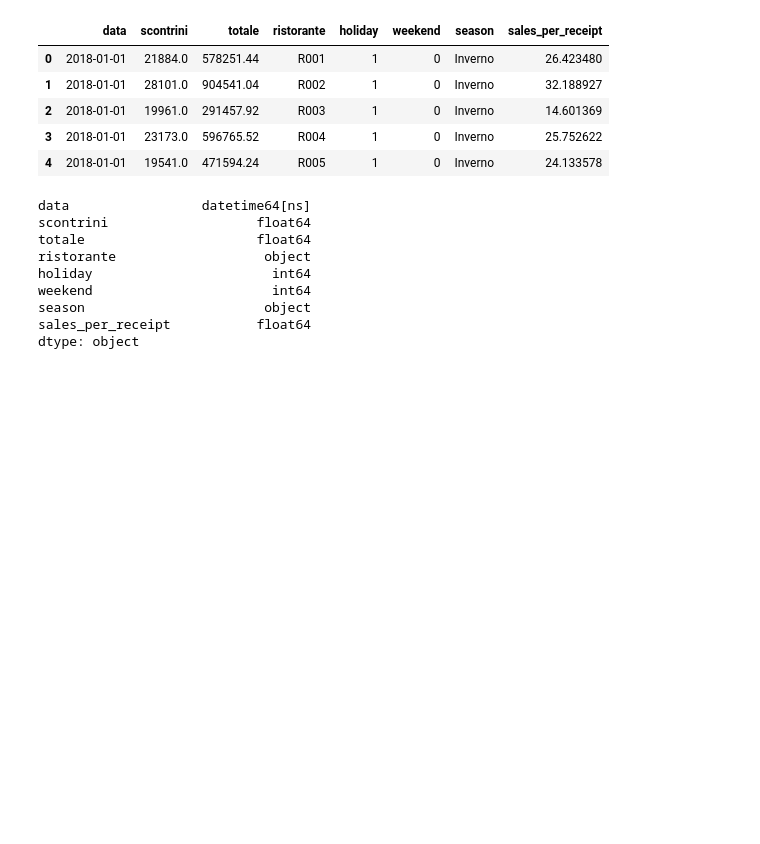
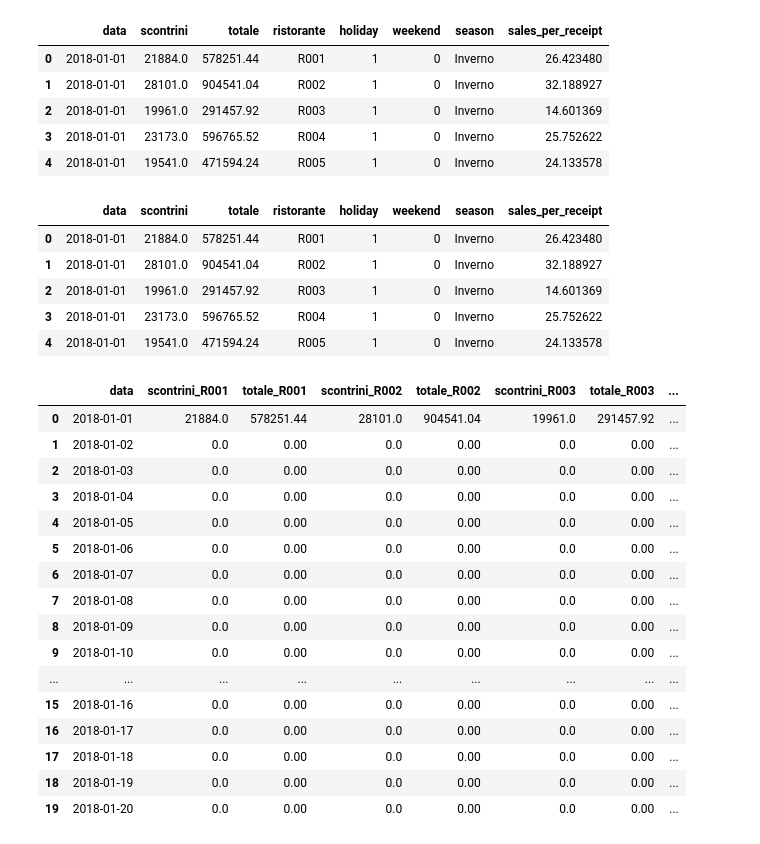
Before and after one commit to biaspyunimib/unimib_ds, a Jupyter notebook: dslab/dslab.ipynb, the cells around one changed output. Cells and saved outputs as stored; diff of their text form; code cells hidden in the pictures; blank space fills up the shorter version.

```diff
--- a/dslab/dslab.ipynb
+++ b/dslab/dslab.ipynb
@@ -108,14 +109,54 @@ data.head()
 | 3 | 2018-01-01 | 23173.0 | 596765.52 | R004 | 1 | 0 | Inverno | 25.752622 |
 | 4 | 2018-01-01 | 19541.0 | 471594.24 | R005 | 1 | 0 | Inverno | 24.133578 |
 # %%
-data.dtypes
+data.head()
 # %% [output]
-data                 datetime64[ns]
-scontrini                   float64
-totale                      float64
-ristorante                   object
-holiday                       int64
-weekend                       int64
-season                       object
-sales_per_receipt           float64
-dtype: object
+|  | data | scontrini | totale | ristorante | holiday | weekend | season | sales_per_receipt |
+| 0 | 2018-01-01 | 21884.0 | 578251.44 | R001 | 1 | 0 | Inverno | 26.423480 |
+| 1 | 2018-01-01 | 28101.0 | 904541.04 | R002 | 1 | 0 | Inverno | 32.188927 |
+| 2 | 2018-01-01 | 19961.0 | 291457.92 | R003 | 1 | 0 | Inverno | 14.601369 |
+| 3 | 2018-01-01 | 23173.0 | 596765.52 | R004 | 1 | 0 | Inverno | 25.752622 |
+| 4 | 2018-01-01 | 19541.0 | 471594.24 | R005 | 1 | 0 | Inverno | 24.133578 |
+# %%
+# Transforming the dataframe to have the desired structure of ristorants as columns
+
+grouped_data = data.groupby(['ristorante', 'data']).agg({
+    'scontrini': 'sum',
+    'totale': 'sum'
+}).reset_index()
+
+pivot_scontrini = grouped_data.pivot(index='data', columns='ristorante', values='scontrini')
+pivot_totale = grouped_data.pivot(index='data', columns='ristorante', values='totale')
+
+restaurants_df = pd.concat([pivot_scontrini, pivot_totale], axis=1, keys=['scontrini', 'totale'])
+restaurants_df.columns = [f'{attr}_{ristorante}' for attr, ristorante in restaurants_df.columns]
+restaurants_df.reset_index(inplace=True)
+
+# Reorder the columns to place scontrini and totale for each restaurant next to each other
+columns_order = []
+for ristorante in sorted(data['ristorante'].unique()):
+    columns_order.append(f'scontrini_{ristorante}')
+    columns_order.append(f'totale_{ristorante}')
+
+columns_order = ['data'] + columns_order
+restaurants_df = combined_df[columns_order]
+
+restaurants_df.head(20)
+# %% [output]
+|  | data | scontrini_R001 | totale_R001 | scontrini_R002 | totale_R002 | scontrini_R003 | totale_R003 | ... |
+| 0 | 2018-01-01 | 21884.0 | 578251.44 | 28101.0 | 904541.04 | 19961.0 | 291457.92 | ... |
+| 1 | 2018-01-02 | 0.0 | 0.00 | 0.0 | 0.00 | 0.0 | 0.00 | ... |
+| 2 | 2018-01-03 | 0.0 | 0.00 | 0.0 | 0.00 | 0.0 | 0.00 | ... |
+| 3 | 2018-01-04 | 0.0 | 0.00 | 0.0 | 0.00 | 0.0 | 0.00 | ... |
+| 4 | 2018-01-05 | 0.0 | 0.00 | 0.0 | 0.00 | 0.0 | 0.00 | ... |
+| 5 | 2018-01-06 | 0.0 | 0.00 | 0.0 | 0.00 | 0.0 | 0.00 | ... |
+| 6 | 2018-01-07 | 0.0 | 0.00 | 0.0 | 0.00 | 0.0 | 0.00 | ... |
+| 7 | 2018-01-08 | 0.0 | 0.00 | 0.0 | 0.00 | 0.0 | 0.00 | ... |
+| 8 | 2018-01-09 | 0.0 | 0.00 | 0.0 | 0.00 | 0.0 | 0.00 | ... |
+| 9 | 2018-01-10 | 0.0 | 0.00 | 0.0 | 0.00 | 0.0 | 0.00 | ... |
+| ... | ... | ... | ... | ... | ... | ... | ... | ... |
+| 15 | 2018-01-16 | 0.0 | 0.00 | 0.0 | 0.00 | 0.0 | 0.00 | ... |
+| 16 | 2018-01-17 | 0.0 | 0.00 | 0.0 | 0.00 | 0.0 | 0.00 | ... |
+| 17 | 2018-01-18 | 0.0 | 0.00 | 0.0 | 0.00 | 0.0 | 0.00 | ... |
+| 18 | 2018-01-19 | 0.0 | 0.00 | 0.0 | 0.00 | 0.0 | 0.00 | ... |
+| 19 | 2018-01-20 | 0.0 | 0.00 | 0.0 | 0.00 | 0.0 | 0.00 | ... |
```
Also changed, not shown: parts of 7 cells of this notebook, 11 other files.
